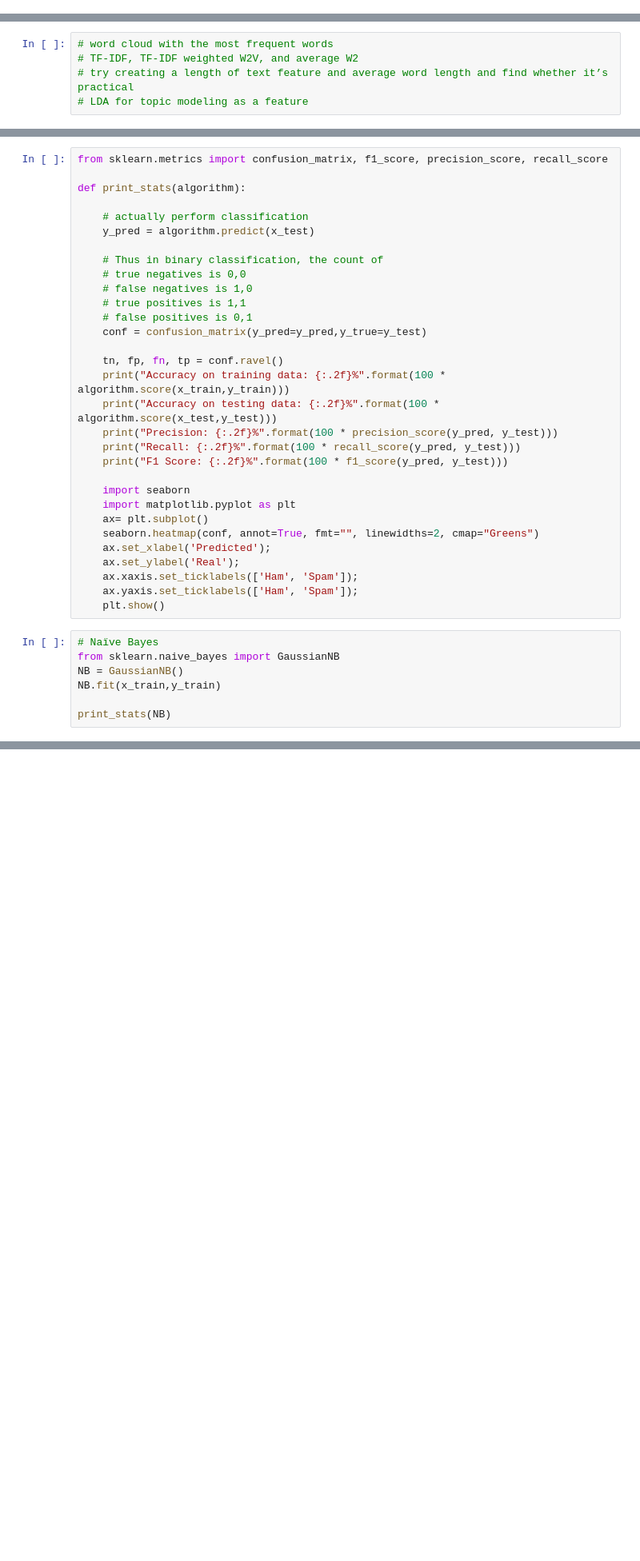
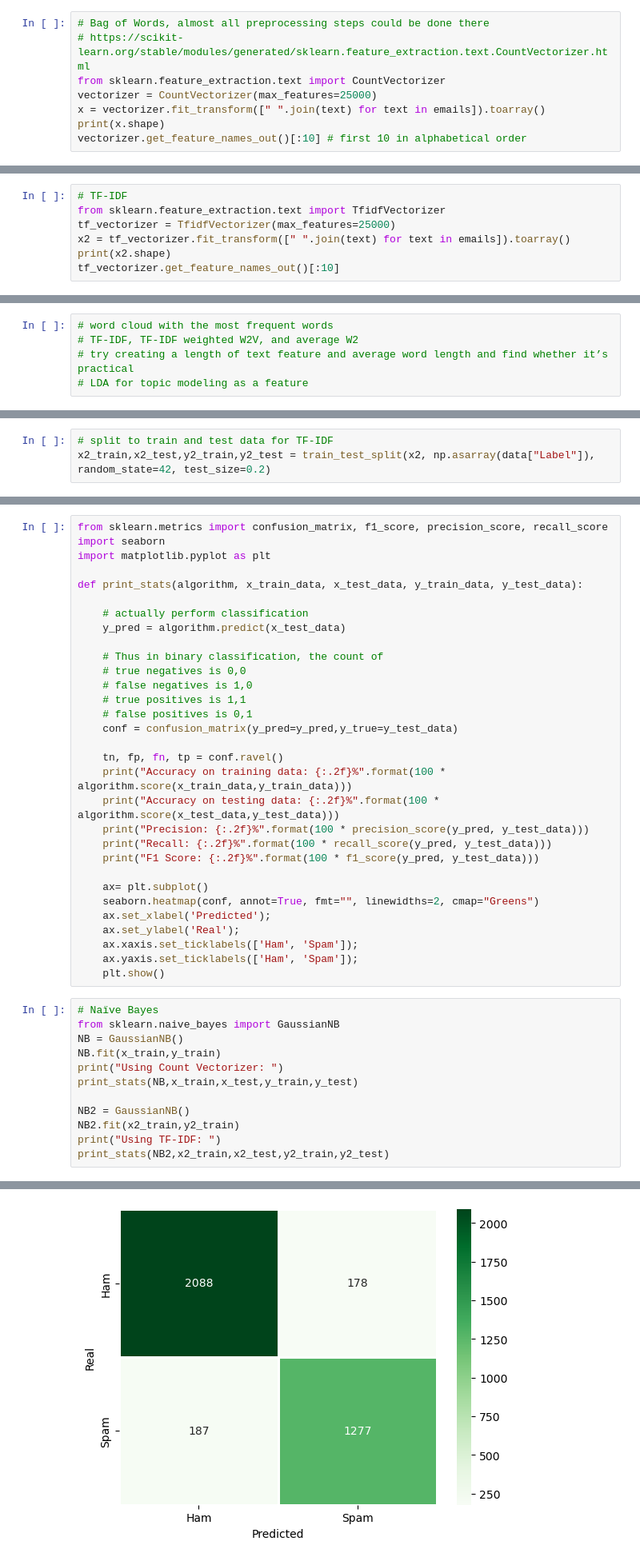
Before and after one commit to phoenixday/ml-algorithms, a Jupyter notebook: spam-ham-emails.ipynb, the cells around one changed output, grey strips where cells are left out. Shown: that part at 80% size. Drawn from its saved outputs; the diff is of its cells as text; blank space fills up the shorter version.

```diff
--- a/spam-ham-emails.ipynb
+++ b/spam-ham-emails.ipynb
@@ -235,0 +248,8 @@ emails[0]
+# %%
+# Bag of Words, almost all preprocessing steps could be done there
+# https://scikit-learn.org/stable/modules/generated/sklearn.feature_extraction.text.CountVectorizer.html
+from sklearn.feature_extraction.text import CountVectorizer
+vectorizer = CountVectorizer(max_features=25000)
+x = vectorizer.fit_transform([" ".join(text) for text in emails]).toarray()
+print(x.shape)
+vectorizer.get_feature_names_out()[:10] # first 10 in alphabetical order
@@ -235,0 +262,7 @@ emails[0]
+# %%
+# TF-IDF
+from sklearn.feature_extraction.text import TfidfVectorizer
+tf_vectorizer = TfidfVectorizer(max_features=25000)
+x2 = tf_vectorizer.fit_transform([" ".join(text) for text in emails]).toarray()
+print(x2.shape)
+tf_vectorizer.get_feature_names_out()[:10]
@@ -262 +319,4 @@ x_train.shape
+# %%
+# split to train and test data for TF-IDF
+x2_train,x2_test,y2_train,y2_test = train_test_split(x2, np.asarray(data["Label"]), random_state=42, test_size=0.2)
 # %% [markdown]
@@ -265,27 +341,27 @@ x_train.shape
 # %%
 from sklearn.metrics import confusion_matrix, f1_score, precision_score, recall_score
+import seaborn
+import matplotlib.pyplot as plt
 
-def print_stats(algorithm):
+def print_stats(algorithm, x_train_data, x_test_data, y_train_data, y_test_data):
 
     # actually perform classification
-    y_pred = algorithm.predict(x_test)
+    y_pred = algorithm.predict(x_test_data)
 
     # Thus in binary classification, the count of
     # true negatives is 0,0
     # false negatives is 1,0
     # true positives is 1,1
     # false positives is 0,1
-    conf = confusion_matrix(y_pred=y_pred,y_true=y_test)
+    conf = confusion_matrix(y_pred=y_pred,y_true=y_test_data)
 
     tn, fp, fn, tp = conf.ravel()
-    print("Accuracy on training data: {:.2f}%".format(100 * algorithm.score(x_train,y_train)))
-    print("Accuracy on testing data: {:.2f}%".format(100 * algorithm.score(x_test,y_test)))
-    print("Precision: {:.2f}%".format(100 * precision_score(y_pred, y_test)))
-    print("Recall: {:.2f}%".format(100 * recall_score(y_pred, y_test)))
-    print("F1 Score: {:.2f}%".format(100 * f1_score(y_pred, y_test)))
+    print("Accuracy on training data: {:.2f}%".format(100 * algorithm.score(x_train_data,y_train_data)))
+    print("Accuracy on testing data: {:.2f}%".format(100 * algorithm.score(x_test_data,y_test_data)))
+    print("Precision: {:.2f}%".format(100 * precision_score(y_pred, y_test_data)))
+    print("Recall: {:.2f}%".format(100 * recall_score(y_pred, y_test_data)))
+    print("F1 Score: {:.2f}%".format(100 * f1_score(y_pred, y_test_data)))
 
-    import seaborn
-    import matplotlib.pyplot as plt
     ax= plt.subplot()
     seaborn.heatmap(conf, annot=True, fmt="", linewidths=2, cmap="Greens")
     ax.set_xlabel('Predicted');
@@ -298,6 +374,11 @@ def print_stats(algorithm):
 from sklearn.naive_bayes import GaussianNB
 NB = GaussianNB()
 NB.fit(x_train,y_train)
+print("Using Count Vectorizer: ")
+print_stats(NB,x_train,x_test,y_train,y_test)
 
-print_stats(NB)
+NB2 = GaussianNB()
+NB2.fit(x2_train,y2_train)
+print("Using TF-IDF: ")
+print_stats(NB2,x2_train,x2_test,y2_train,y2_test)
 # %% [output]
@@ -310,3 +398,4 @@ F1 Score: 81.73%
+[figure, added]
 # %%
 from sklearn.naive_bayes import MultinomialNB
 MNB = MultinomialNB()
```
Also changed, not shown: parts of 43 cells of this notebook.
